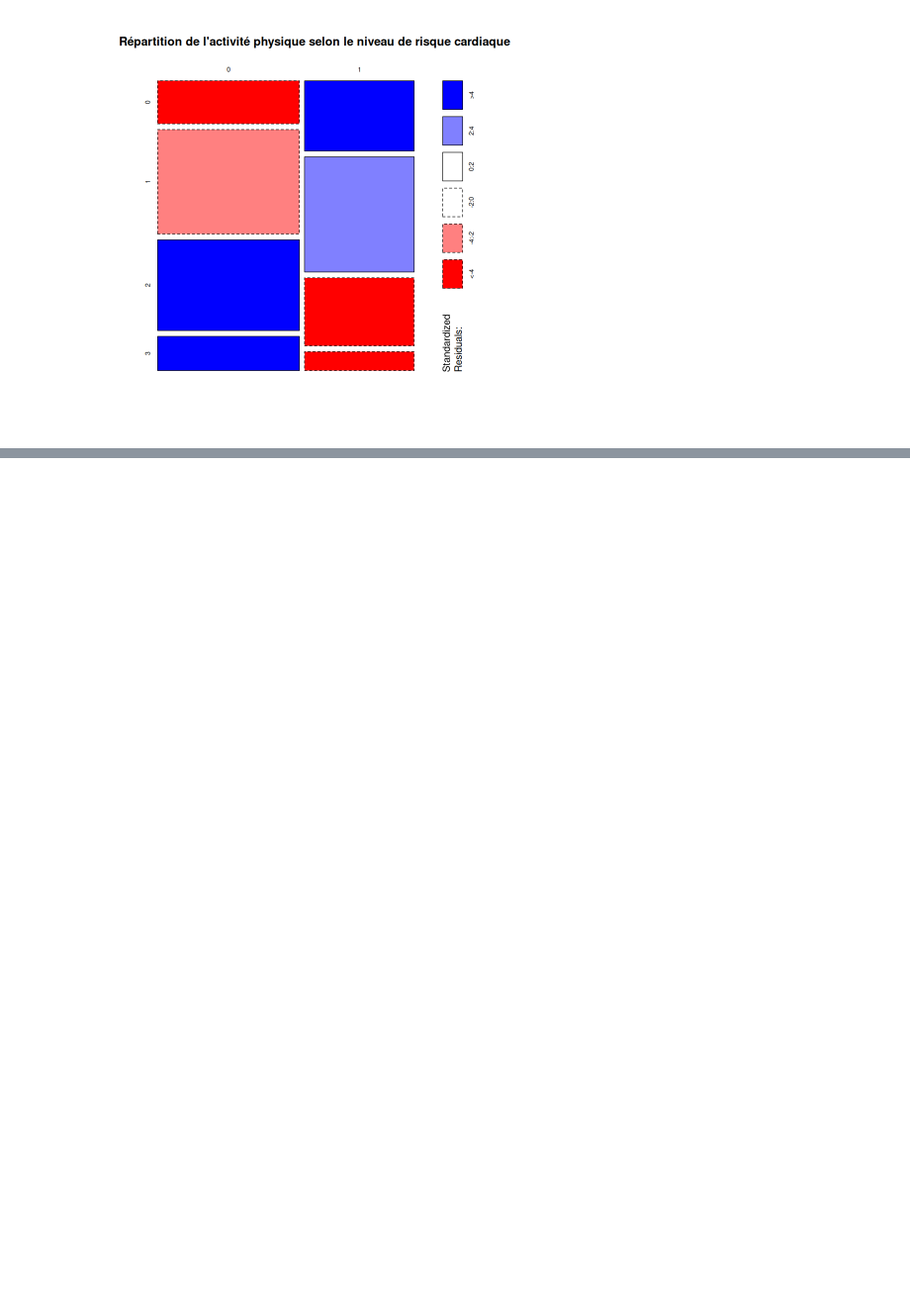
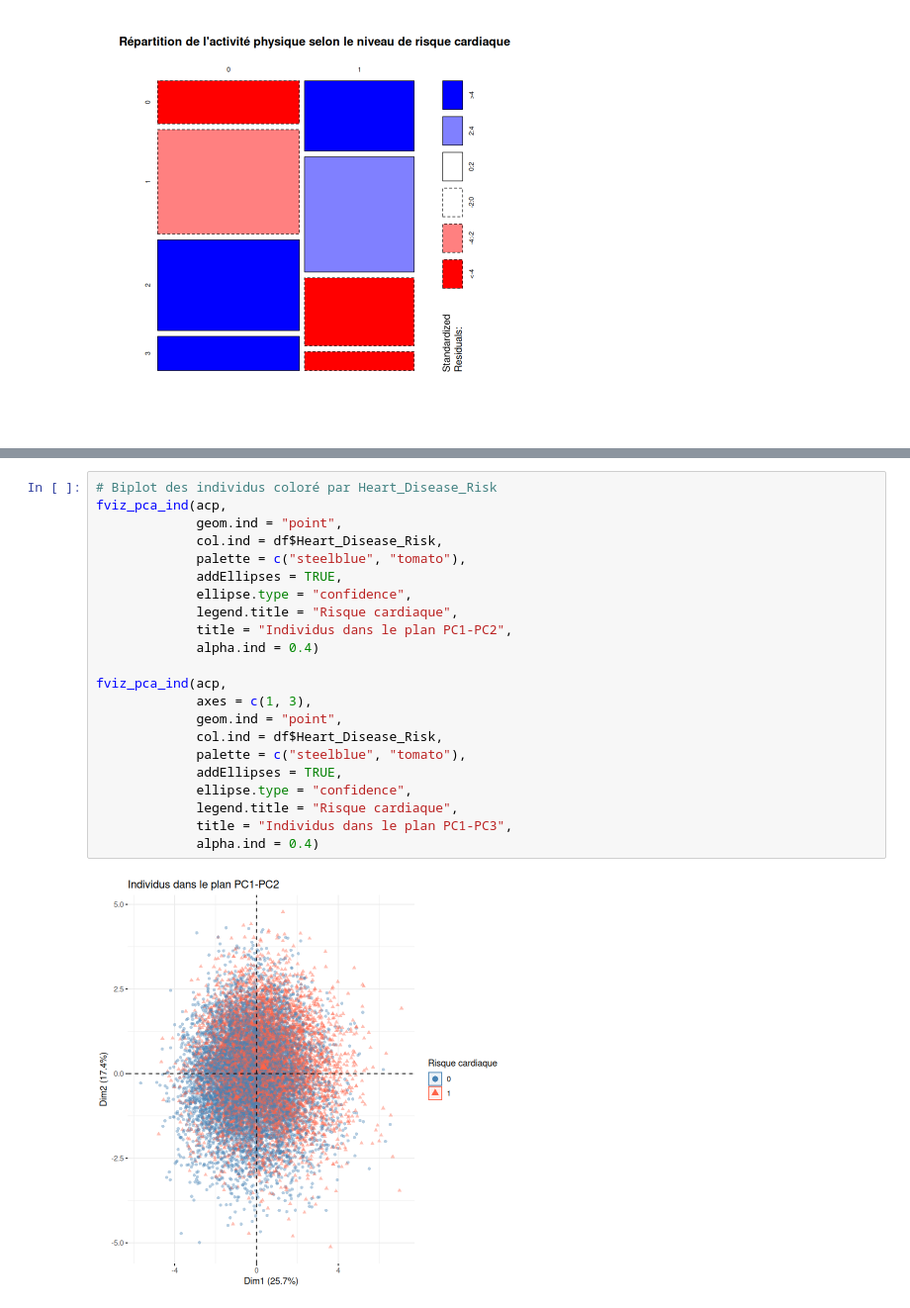
Before and after one commit to clairesn23/machine_learning, a Jupyter notebook: exploration.ipynb, the cells around one changed output, grey strips where cells are left out. Shown at 99% size. Saved outputs shown, nothing was run; the diff lists cells and outputs as text; blank space fills up the shorter version.

```diff
--- a/exploration.ipynb
+++ b/exploration.ipynb
@@ -706,0 +760,24 @@ fviz_pca_var(acp,
+# %%
+# Biplot des individus coloré par Heart_Disease_Risk
+fviz_pca_ind(acp,
+             geom.ind = "point",
+             col.ind = df$Heart_Disease_Risk,
+             palette = c("steelblue", "tomato"),
+             addEllipses = TRUE,
+             ellipse.type = "confidence",
+             legend.title = "Risque cardiaque",
+             title = "Individus dans le plan PC1-PC2",
+             alpha.ind = 0.4)
+
+fviz_pca_ind(acp,
+             axes = c(1, 3),
+             geom.ind = "point",
+             col.ind = df$Heart_Disease_Risk,
+             palette = c("steelblue", "tomato"),
+             addEllipses = TRUE,
+             ellipse.type = "confidence",
+             legend.title = "Risque cardiaque",
+             title = "Individus dans le plan PC1-PC3",
+             alpha.ind = 0.4)
+# %% [output]
+[figure, added]
```
Also changed, not shown: parts of 45 cells of this notebook.
